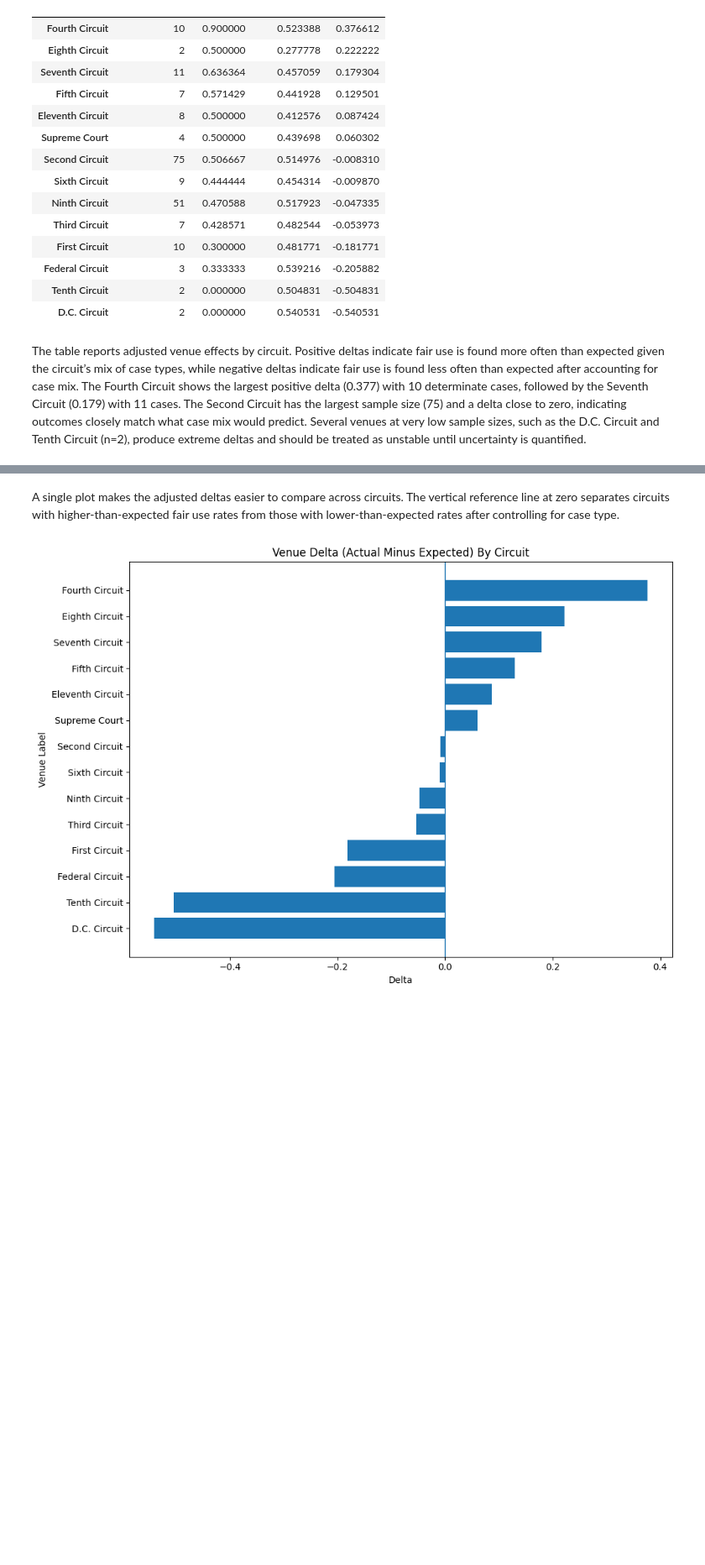
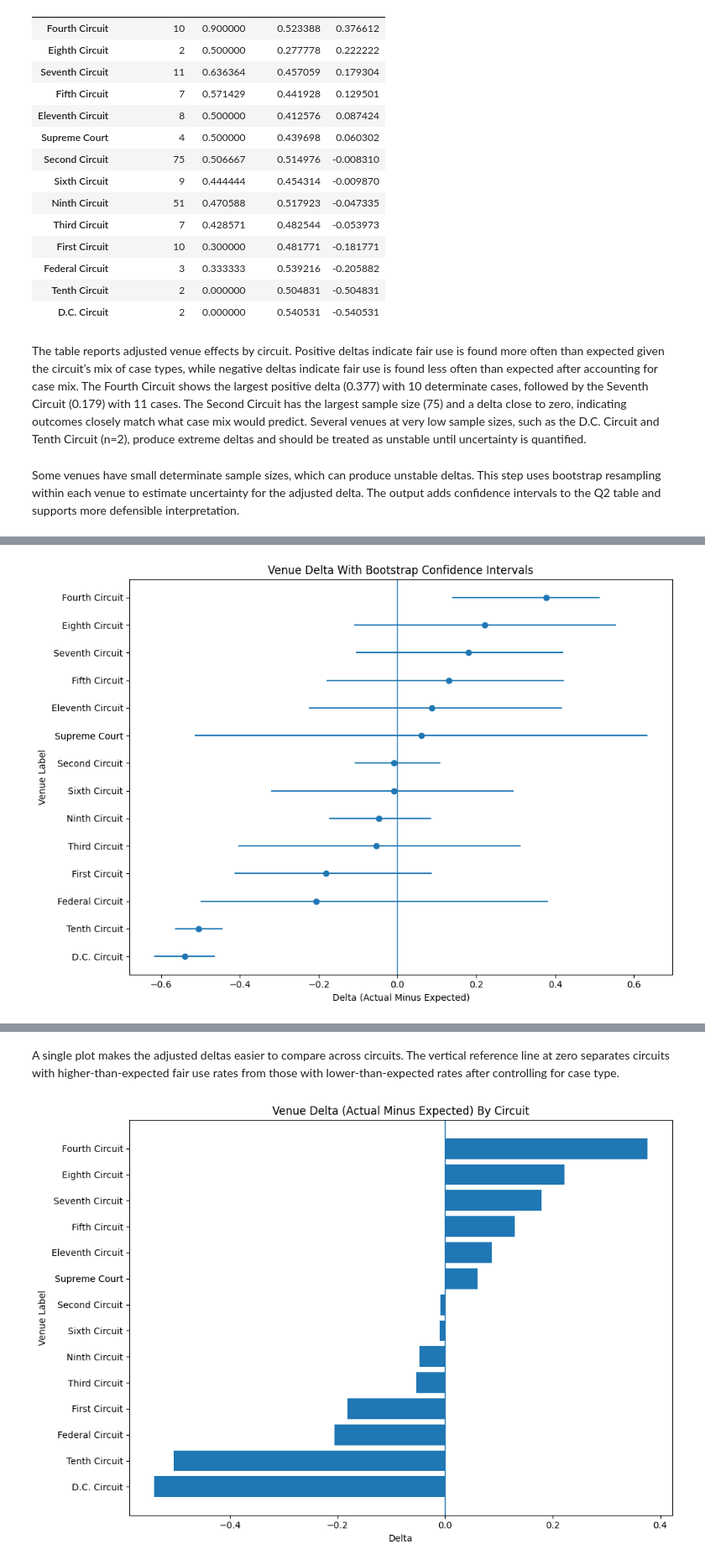
Before and after one commit to mqanaq/BA820-B1-Team13, a Jupyter notebook: MG/M4_Mohamad_Gong_Refinement.ipynb, the cells around one changed output, grey strips where cells are left out. Shown at 84% size. Saved outputs shown, nothing was run; the diff lists cells and outputs as text; code cells hidden in the pictures; blank space fills up the shorter version.

```diff
--- a/MG/M4_Mohamad_Gong_Refinement.ipynb
+++ b/MG/M4_Mohamad_Gong_Refinement.ipynb
@@ -604,3 +666,78 @@ display(results.sort_values("delta", ascending=False))
 | D.C. Circuit | 2 | 0.000000 | 0.540531 | -0.540531 |
 # %% [markdown]
 The table reports adjusted venue effects by circuit. Positive deltas indicate fair use is found more often than expected given the circuit’s mix of case types, while negative deltas indicate fair use is found less often than expected after accounting for case mix. The Fourth Circuit shows the largest positive delta (0.377) with 10 determinate cases, followed by the Seventh Circuit (0.179) with 11 cases. The Second Circuit has the largest sample size (75) and a delta close to zero, indicating outcomes closely match what case mix would predict. Several venues at very low sample sizes, such as the D.C. Circuit and Tenth Circuit (n=2), produce extreme deltas and should be treated as unstable until uncertainty is quantified.
+# %% [markdown]
+Some venues have small determinate sample sizes, which can produce unstable deltas. This step uses bootstrap resampling within each venue to estimate uncertainty for the adjusted delta. The output adds confidence intervals to the Q2 table and supports more defensible interpretation.
+# %%
+# Filter for determinate cases (Found/Not Found) with valid venue labels
+det = df[df["is_determinate"] & df["venue_label"].notna()].copy()
+det["y"] = (det["outcome_std"] == "FAIR_USE_FOUND").astype(int)
+
+# Calculate baseline fair-use rate for each case type across the whole dataset
+p_type = det.groupby("case_type_id")["y"].mean()
+
+# Calculate the initial actual and expected rates for each venue
+counts = det.pivot_table(index="venue_label", columns="case_type_id", values="y", aggfunc="size", fill_value=0)
+shares = counts.div(counts.sum(axis=1), axis=0)
+
+expected = shares.mul(p_type, axis=1).sum(axis=1)
+actual = det.groupby("venue_label")["y"].mean()
+n = det.groupby("venue_label").size()
+
+results = pd.DataFrame({"n_determinate": n, "actual_rate": actual, "expected_rate": expected})
+results["delta"] = results["actual_rate"] - results["expected_rate"]
+
+# Initialize bootstrap parameters
+B = 500
+rng = np.random.default_rng(42)
+
+venues = results.index.tolist()
+delta_samples = {v: [] for v in venues}
+
+# Run bootstrap loop to estimate uncertainty
+for _ in range(B):
+    # Resample cases within each venue (stratified bootstrap)
+    boot_parts = []
+    for v in venues:
+        part = det[det["venue_label"] == v]
+        boot_parts.append(part.sample(n=len(part), replace=True, random_state=int(rng.integers(0, 1_000_000_000))))
+    boot = pd.concat(boot_parts, ignore_index=True)
+
+    # Recalculate metrics for the bootstrap sample
+    boot_counts = boot.pivot_table(index="venue_label", columns="case_type_id", values="y", aggfunc="size", fill_value=0)
+    boot_shares = boot_counts.div(boot_counts.sum(axis=1), axis=0)
+
+    boot_expected = boot_shares.mul(p_type, axis=1).sum(axis=1)
+    boot_actual = boot.groupby("venue_label")["y"].mean()
+    boot_delta = (boot_actual - boot_expected)
+
+    for v in venues:
+        delta_samples[v].append(float(boot_delta.loc[v]))
+
+# Calculate 95% confidence intervals from bootstrap samples
+ci = []
+for v in venues:
+    arr = np.array(delta_samples[v])
+    ci.append([v, np.quantile(arr, 0.025), np.quantile(arr, 0.975)])
+
+ci_df = pd.DataFrame(ci, columns=["venue_label", "delta_ci_low", "delta_ci_high"]).set_index("venue_label")
+results_ci = results.join(ci_df)
+
+# Display the results table with confidence intervals
+display(results_ci.sort_values("delta", ascending=False))
+
+# Visualize the venue deltas with error bars
+plot_df = results_ci.sort_values("delta")
+ypos = np.arange(len(plot_df))
+
+plt.figure(figsize=(10, 7))
+plt.hlines(ypos, plot_df["delta_ci_low"], plot_df["delta_ci_high"])
+plt.plot(plot_df["delta"], ypos, "o")
+plt.axvline(0, linewidth=1)
+plt.yticks(ypos, plot_df.index)
+plt.title("Venue Delta With Bootstrap Confidence Intervals")
+plt.xlabel("Delta (Actual Minus Expected)")
+plt.ylabel("Venue Label")
+plt.tight_layout()
+plt.show()
+# %% [output]
@@ -606,0 +760 @@ The table reports adjusted venue effects by circuit. Positive deltas indicate fa
+[figure, added]
```
Also changed, not shown: parts of 7 cells of this notebook.
